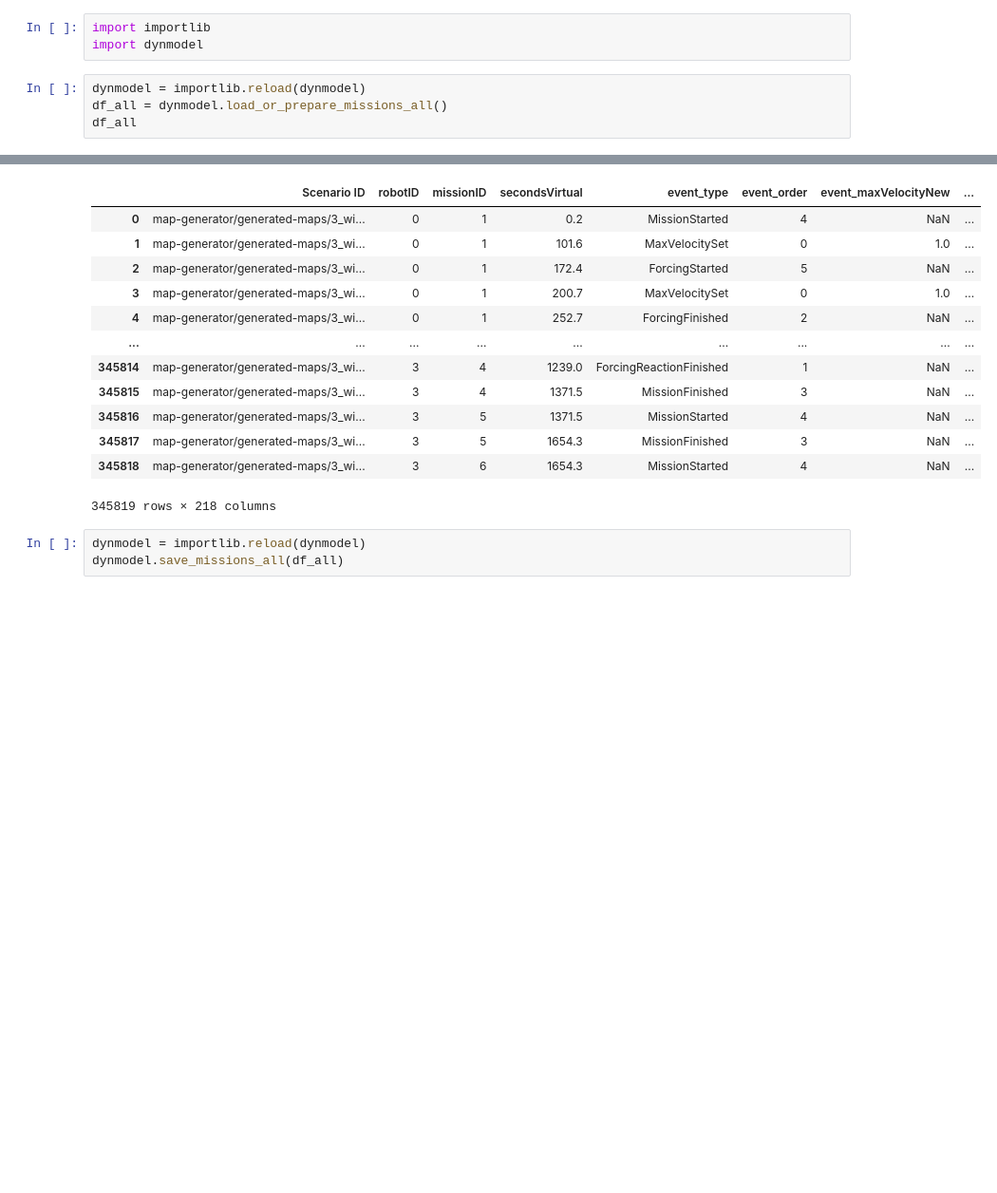
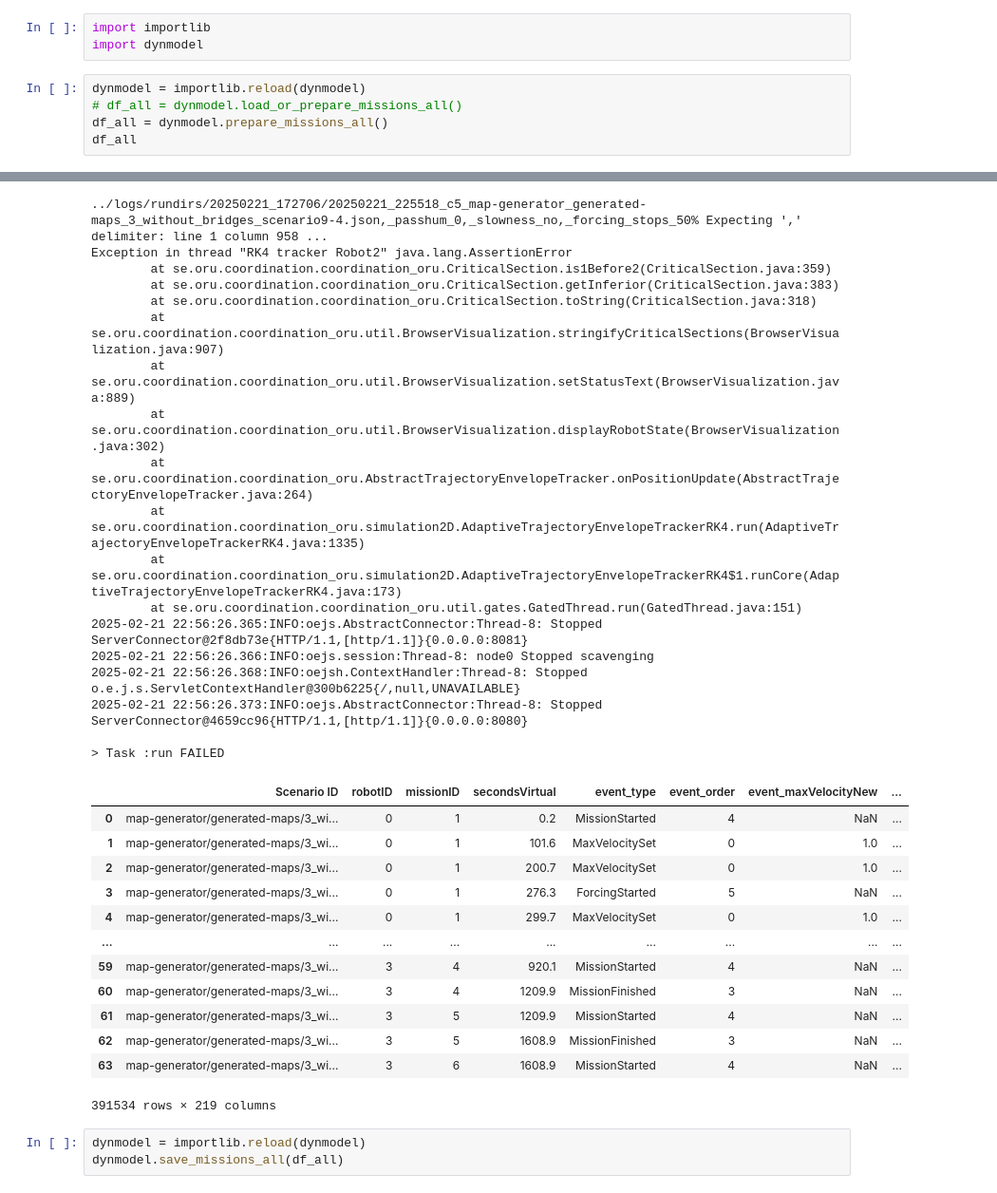
Before and after one commit to Olga-Mironenko/coordination_oru, a Jupyter notebook: scenario-analysis/dynmodel.ipynb, the cells around one changed output, grey strips where cells are left out. Shown at 95% size. Saved outputs shown, nothing was run; the diff lists cells and outputs as text; blank space fills up the shorter version.

```diff
--- a/scenario-analysis/dynmodel.ipynb
+++ b/scenario-analysis/dynmodel.ipynb
@@ -3,6 +3,7 @@ import importlib
 import dynmodel
 # %%
 dynmodel = importlib.reload(dynmodel)
-df_all = dynmodel.load_or_prepare_missions_all()
+# df_all = dynmodel.load_or_prepare_missions_all()
+df_all = dynmodel.prepare_missions_all()
 df_all
 # %% [output]
@@ -9,16 +167,34 @@ df_all
+../logs/rundirs/20250221_172706/20250221_225518_c5_map-generator_generated-maps_3_without_bridges_scenario9-4.json,_passhum_0,_slowness_no,_forcing_stops_50% Expecting ',' delimiter: line 1 column 958 ...
+Exception in thread "RK4 tracker Robot2" java.lang.AssertionError
+        at se.oru.coordination.coordination_oru.CriticalSection.is1Before2(CriticalSection.java:359)
+        at se.oru.coordination.coordination_oru.CriticalSection.getInferior(CriticalSection.java:383)
+        at se.oru.coordination.coordination_oru.CriticalSection.toString(CriticalSection.java:318)
+        at se.oru.coordination.coordination_oru.util.BrowserVisualization.stringifyCriticalSections(BrowserVisualization.java:907)
+        at se.oru.coordination.coordination_oru.util.BrowserVisualization.setStatusText(BrowserVisualization.java:889)
+        at se.oru.coordination.coordination_oru.util.BrowserVisualization.displayRobotState(BrowserVisualization.java:302)
+        at se.oru.coordination.coordination_oru.AbstractTrajectoryEnvelopeTracker.onPositionUpdate(AbstractTrajectoryEnvelopeTracker.java:264)
+        at se.oru.coordination.coordination_oru.simulation2D.AdaptiveTrajectoryEnvelopeTrackerRK4.run(AdaptiveTrajectoryEnvelopeTrackerRK4.java:1335)
+        at se.oru.coordination.coordination_oru.simulation2D.AdaptiveTrajectoryEnvelopeTrackerRK4$1.runCore(AdaptiveTrajectoryEnvelopeTrackerRK4.java:173)
+        at se.oru.coordination.coordination_oru.util.gates.GatedThread.run(GatedThread.java:151)
+2025-02-21 22:56:26.365:INFO:oejs.AbstractConnector:Thread-8: Stopped ServerConnector@2f8db73e{HTTP/1.1,[http/1.1]}{0.0.0.0:8081}
+2025-02-21 22:56:26.366:INFO:oejs.session:Thread-8: node0 Stopped scavenging
+2025-02-21 22:56:26.368:INFO:oejsh.ContextHandler:Thread-8: Stopped o.e.j.s.ServletContextHandler@300b6225{/,null,UNAVAILABLE}
+2025-02-21 22:56:26.373:INFO:oejs.AbstractConnector:Thread-8: Stopped ServerConnector@4659cc96{HTTP/1.1,[http/1.1]}{0.0.0.0:8080}
+
+> Task :run FAILED
 |  | Scenario ID | robotID | missionID | secondsVirtual | event_type | event_order | event_maxVelocityNew | ... |
 | 0 | map-generator/generated-maps/3_wi... | 0 | 1 | 0.2 | MissionStarted | 4 | NaN | ... |
 | 1 | map-generator/generated-maps/3_wi... | 0 | 1 | 101.6 | MaxVelocitySet | 0 | 1.0 | ... |
-| 2 | map-generator/generated-maps/3_wi... | 0 | 1 | 172.4 | ForcingStarted | 5 | NaN | ... |
-| 3 | map-generator/generated-maps/3_wi... | 0 | 1 | 200.7 | MaxVelocitySet | 0 | 1.0 | ... |
-| 4 | map-generator/generated-maps/3_wi... | 0 | 1 | 252.7 | ForcingFinished | 2 | NaN | ... |
+| 2 | map-generator/generated-maps/3_wi... | 0 | 1 | 200.7 | MaxVelocitySet | 0 | 1.0 | ... |
+| 3 | map-generator/generated-maps/3_wi... | 0 | 1 | 276.3 | ForcingStarted | 5 | NaN | ... |
+| 4 | map-generator/generated-maps/3_wi... | 0 | 1 | 299.7 | MaxVelocitySet | 0 | 1.0 | ... |
 | ... | ... | ... | ... | ... | ... | ... | ... | ... |
-| 345814 | map-generator/generated-maps/3_wi... | 3 | 4 | 1239.0 | ForcingReactionFinished | 1 | NaN | ... |
-| 345815 | map-generator/generated-maps/3_wi... | 3 | 4 | 1371.5 | MissionFinished | 3 | NaN | ... |
-| 345816 | map-generator/generated-maps/3_wi... | 3 | 5 | 1371.5 | MissionStarted | 4 | NaN | ... |
-| 345817 | map-generator/generated-maps/3_wi... | 3 | 5 | 1654.3 | MissionFinished | 3 | NaN | ... |
-| 345818 | map-generator/generated-maps/3_wi... | 3 | 6 | 1654.3 | MissionStarted | 4 | NaN | ... |
+| 59 | map-generator/generated-maps/3_wi... | 3 | 4 | 920.1 | MissionStarted | 4 | NaN | ... |
+| 60 | map-generator/generated-maps/3_wi... | 3 | 4 | 1209.9 | MissionFinished | 3 | NaN | ... |
+| 61 | map-generator/generated-maps/3_wi... | 3 | 5 | 1209.9 | MissionStarted | 4 | NaN | ... |
+| 62 | map-generator/generated-maps/3_wi... | 3 | 5 | 1608.9 | MissionFinished | 3 | NaN | ... |
+| 63 | map-generator/generated-maps/3_wi... | 3 | 6 | 1608.9 | MissionStarted | 4 | NaN | ... |
-345819 rows × 218 columns
+391534 rows × 219 columns
 # %%
 dynmodel = importlib.reload(dynmodel)
 dynmodel.save_missions_all(df_all)
```
Also changed, not shown: parts of 4 cells of this notebook, 1 other file.
